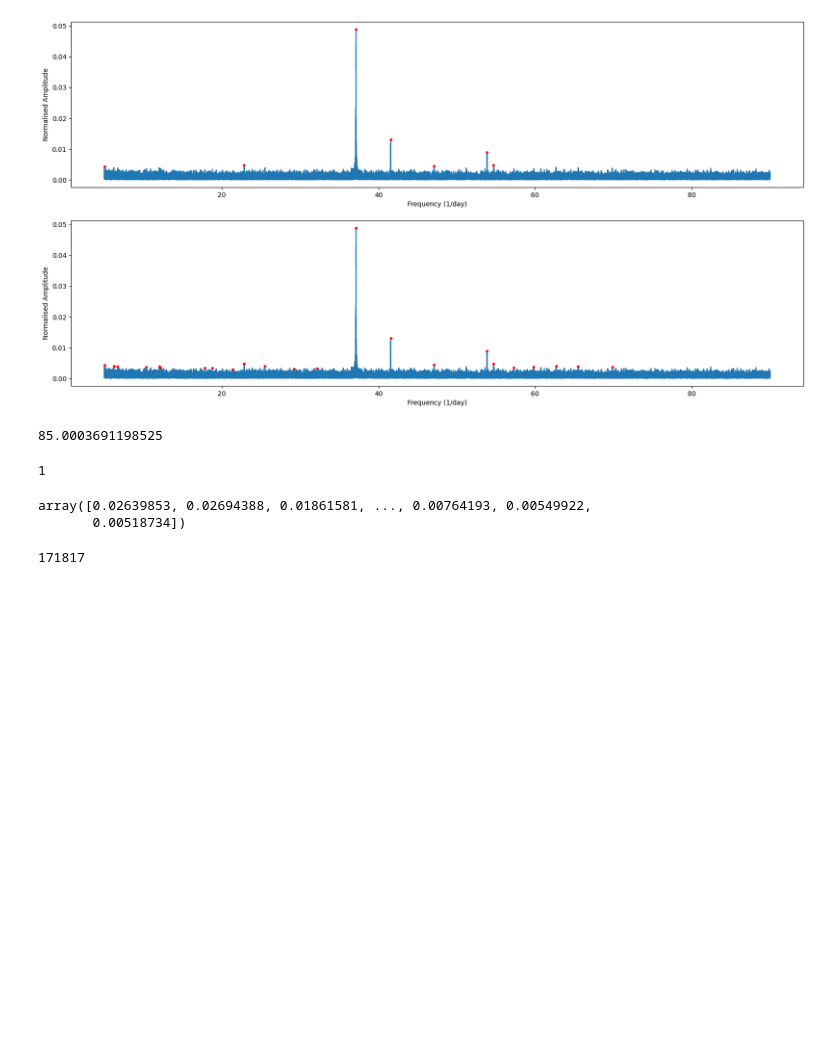
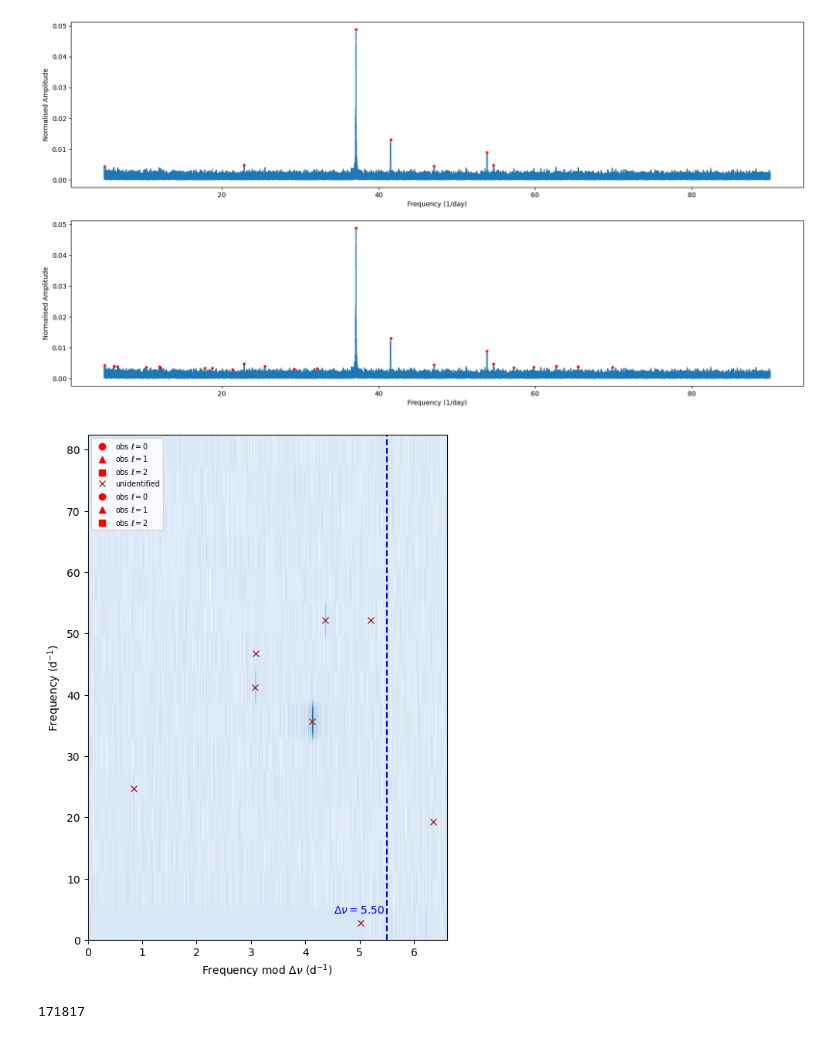
Before and after one commit to gautam-404/PreWhitener, a Jupyter notebook: comp.ipynb, the cells around one changed output. Saved outputs shown, nothing was run; the diff lists cells and outputs as text; code cells hidden in the pictures; blank space fills up the shorter version.

```diff
--- a/comp.ipynb
+++ b/comp.ipynb
@@ -451,11 +451,11 @@ def prewhitener2(time, flux, max_iterations=100, snr_threshold=5, f_sigma=3,
     freq_amp.to_csv(f'pw/{name}/frequencies.csv', index=False)
     return freq_amp.freq.values, freq_amp.amp.values
 # %%
-# start = time.time()
-# for t, flux in zip(t_list, flux_list):
-#     peak_freqs1, peak_amps1 = prewhitener1(t, flux, snr_threshold=4, remove_harmonics=True, harmonic_tolerance=0.01)
-# end = time.time()
-# single_freq_removal_avg_time = (end-start)/len(t_list)
+start = time.time()
+for t, flux in zip(t_list, flux_list):
+    peak_freqs1, peak_amps1 = prewhitener1(t, flux, snr_threshold=4, remove_harmonics=True, harmonic_tolerance=0.01)
+end = time.time()
+single_freq_removal_avg_time = (end-start)/len(t_list)
 
 start = time.time()
 for t, flux in zip(t_list, flux_list):
@@ -500,22 +500,19 @@ ax2.set_ylim(ax1.get_ylim())
 plt.show()
 # %% [output]
 [figure]
-# %%
-len(freqs)*(freqs[1] - freqs[0])
-# %% [output]
-85.0003691198525
-# %%
-for
-    window_size = int(3000*(freqs[1]-freqs[0]))
-    print(window_size)
-    noise = median_filter(amps, size=window_size)
-# %% [output]
-1
-# %%
-noise
-# %% [output]
-array([0.02639853, 0.02694388, 0.01861581, ..., 0.00764193, 0.00549922,
-       0.00518734])
+# %%
+dtypes = {'ID': 'str', 'f_obs': 'float', 'a_obs': 'float', 'n_obs': 'int', 'l_obs': 'int', 'm_obs': 'int'}
+# ids1 = pd.read_csv(f"stars/HD23642_revised_ids_all3.csv", delim_whitespace=True, dtype=dtypes)
+ids1 = pd.DataFrame()
+ids1["ID"] = np.arange(1, len(peak_freqs1)+1)
+ids1["f_obs"], ids1["a_obs"], ids1['n_obs'], ids1['l_obs'], ids1['m_obs'] = peak_freqs1, peak_amps1, 6, -1, -9
+ids1 = make_id_strings(ids1)
+# ids1
+# %%
+Dnu = 5.5
+extra_echelle(freqs, amps, ids1, obs_freqs=ids1, Dnu=Dnu, plain=False)
+# %% [output]
+[figure, added]
 # %%
 len(freqs)
 # %% [output]
```
Also changed, not shown: 1 other file.
